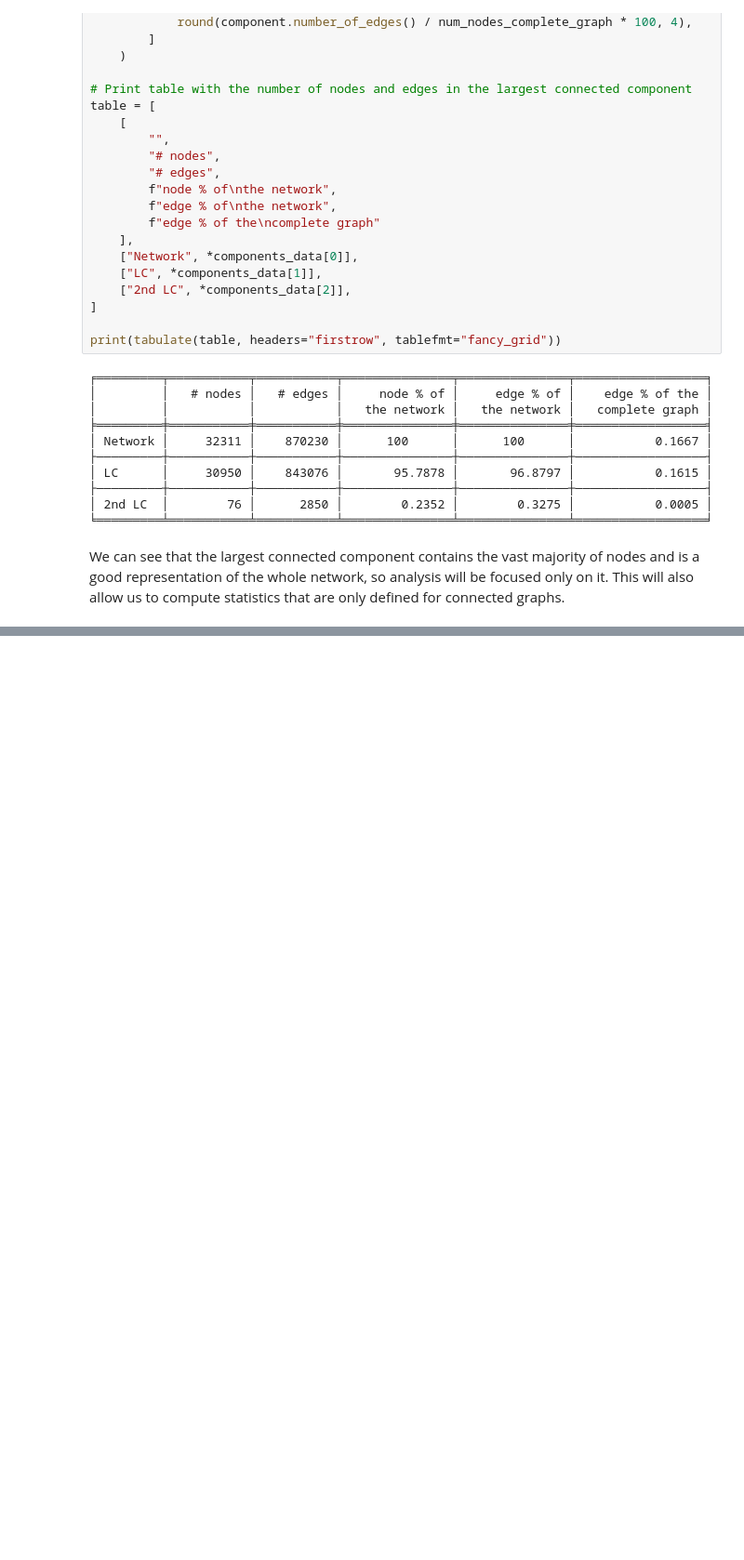
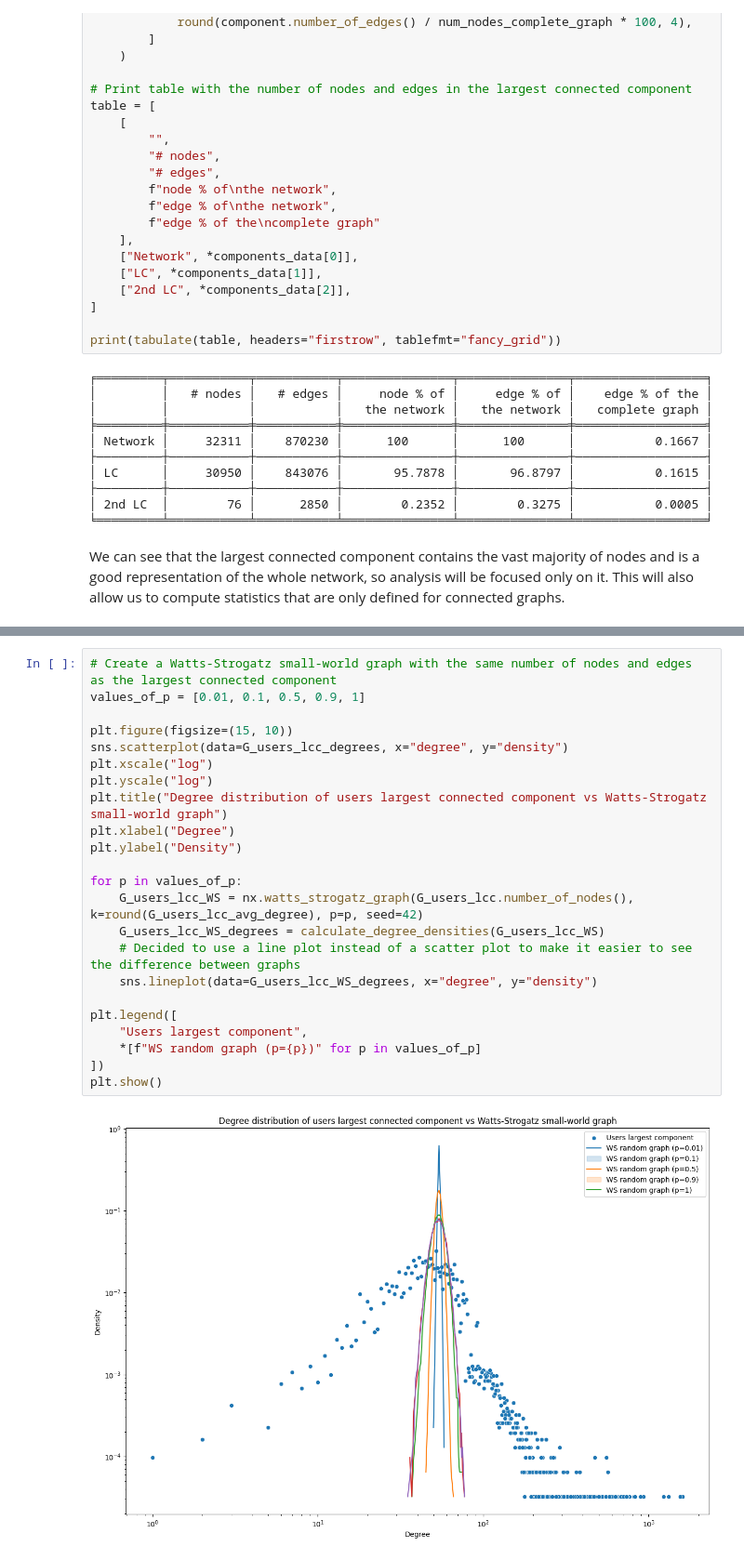
Before and after one commit to steciuk/SNA-reddit-bipartite-analysis, a Jupyter notebook: project.ipynb, the cells around one changed output, grey strips where cells are left out. Shown at 93% size. Cells and saved outputs as stored; diff of their text form; blank space fills up the shorter version.

```diff
--- a/project.ipynb
+++ b/project.ipynb
@@ -773,0 +838,25 @@ We can see that the largest connected component contains the vast majority of no
+# %%
+# Create a Watts-Strogatz small-world graph with the same number of nodes and edges as the largest connected component
+values_of_p = [0.01, 0.1, 0.5, 0.9, 1]
+
+plt.figure(figsize=(15, 10))
+sns.scatterplot(data=G_users_lcc_degrees, x="degree", y="density")
+plt.xscale("log")
+plt.yscale("log")
+plt.title("Degree distribution of users largest connected component vs Watts-Strogatz small-world graph")
+plt.xlabel("Degree")
+plt.ylabel("Density")
+
+for p in values_of_p:
+    G_users_lcc_WS = nx.watts_strogatz_graph(G_users_lcc.number_of_nodes(), k=round(G_users_lcc_avg_degree), p=p, seed=42)
+    G_users_lcc_WS_degrees = calculate_degree_densities(G_users_lcc_WS)
+    # Decided to use a line plot instead of a scatter plot to make it easier to see the difference between graphs
+    sns.lineplot(data=G_users_lcc_WS_degrees, x="degree", y="density")
+
+plt.legend([
+    "Users largest component",
+    *[f"WS random graph (p={p})" for p in values_of_p]
+])
+plt.show()
+# %% [output]
+[figure, added]
```
Also changed, not shown: parts of 8 cells of this notebook.
